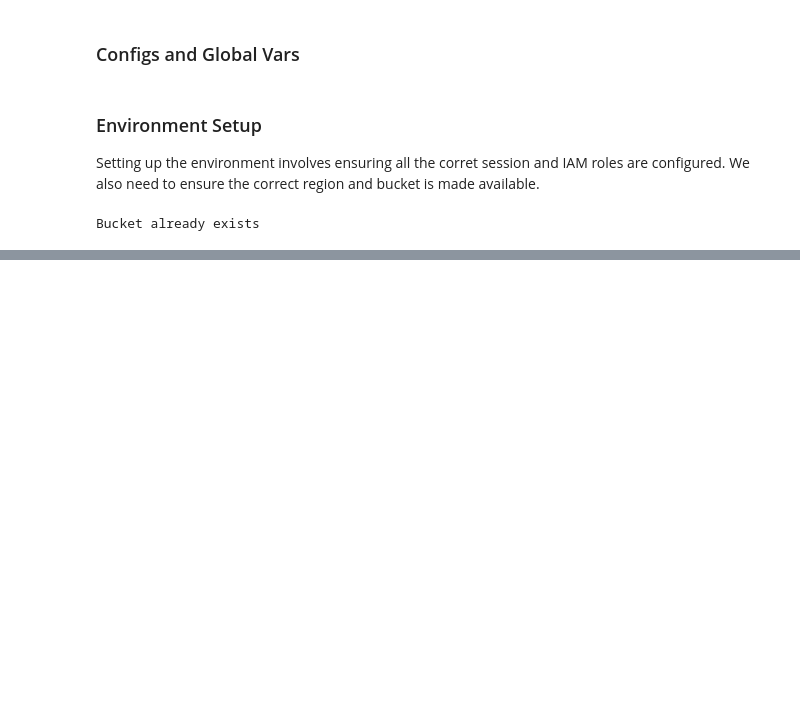
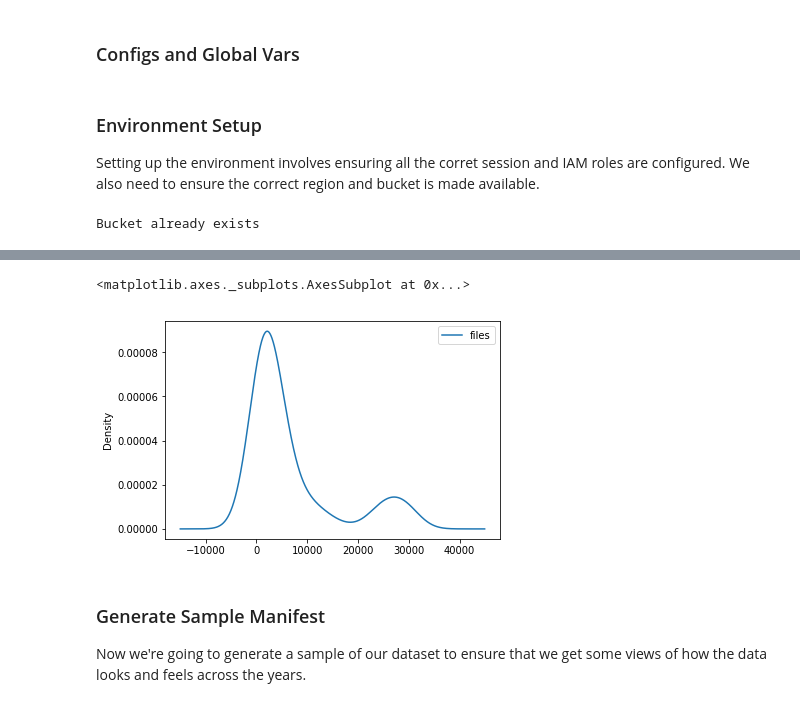
Before and after one commit to raminetinati/Amazon-Reviews-Demo, a Jupyter notebook: 1_sentiment_model_experimentation/Amazon-Reviews-Sentiment-Model-Experimentation.ipynb, the cells around one changed output, grey strips where cells are left out. Drawn from its saved outputs; the diff is of its cells as text; code cells hidden in the pictures; blank space fills up the shorter version.

```diff
--- a/1_sentiment_model_experimentation/Amazon-Reviews-Sentiment-Model-Experimentation.ipynb
+++ b/1_sentiment_model_experimentation/Amazon-Reviews-Sentiment-Model-Experimentation.ipynb
@@ -100,0 +170,9 @@ Processed 100000 files
+# %%
+manifest_df_stats.plot.kde()
+# %% [output]
+<matplotlib.axes._subplots.AxesSubplot at 0x...>
+[figure, added]
+# %% [markdown]
+### Generate Sample Manifest
+
+Now we're going to generate a sample of our dataset to ensure that we get some views of how the data looks and feels across the years.
```
Also changed, not shown: parts of 6 cells of this notebook.
